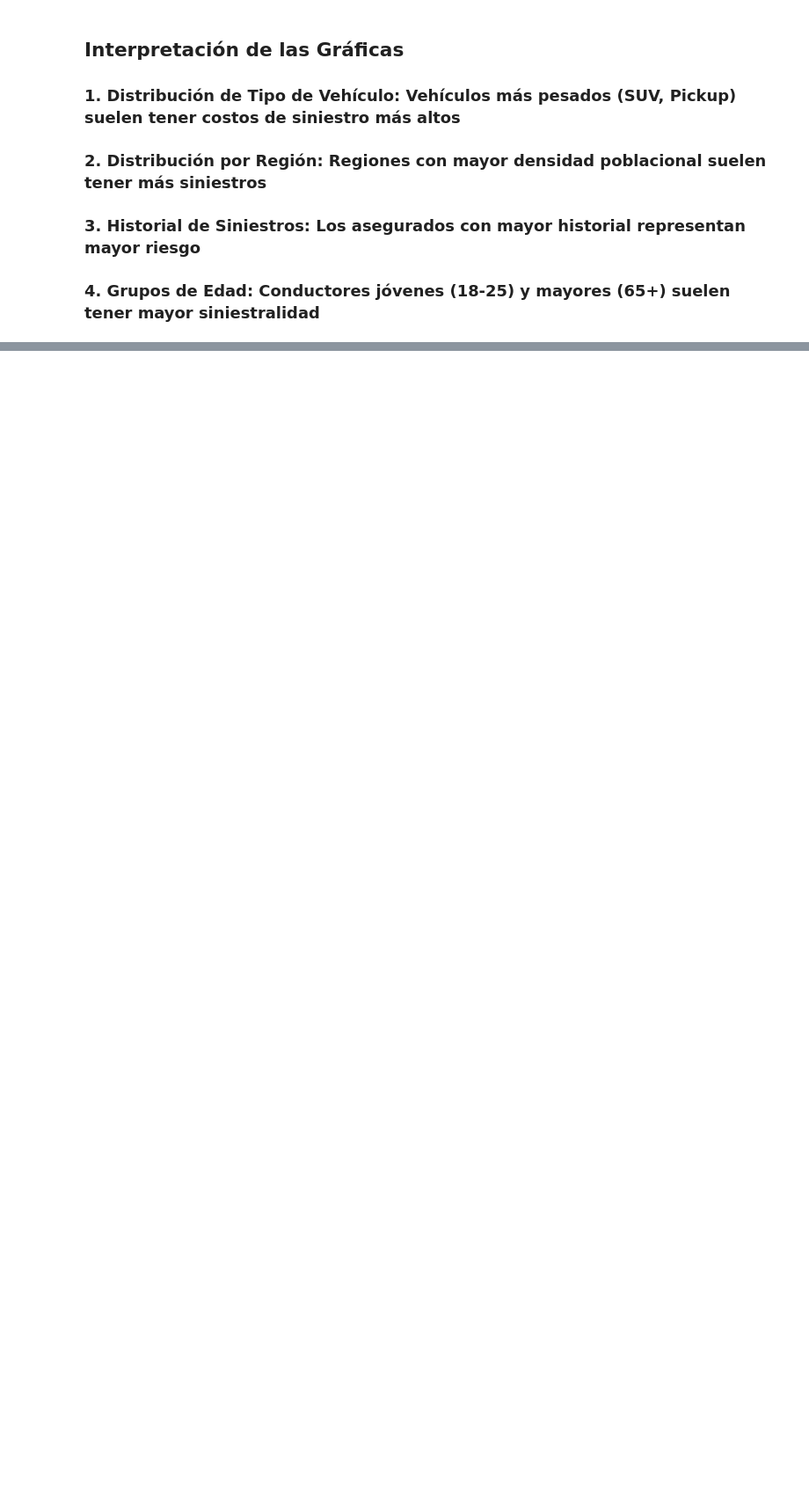
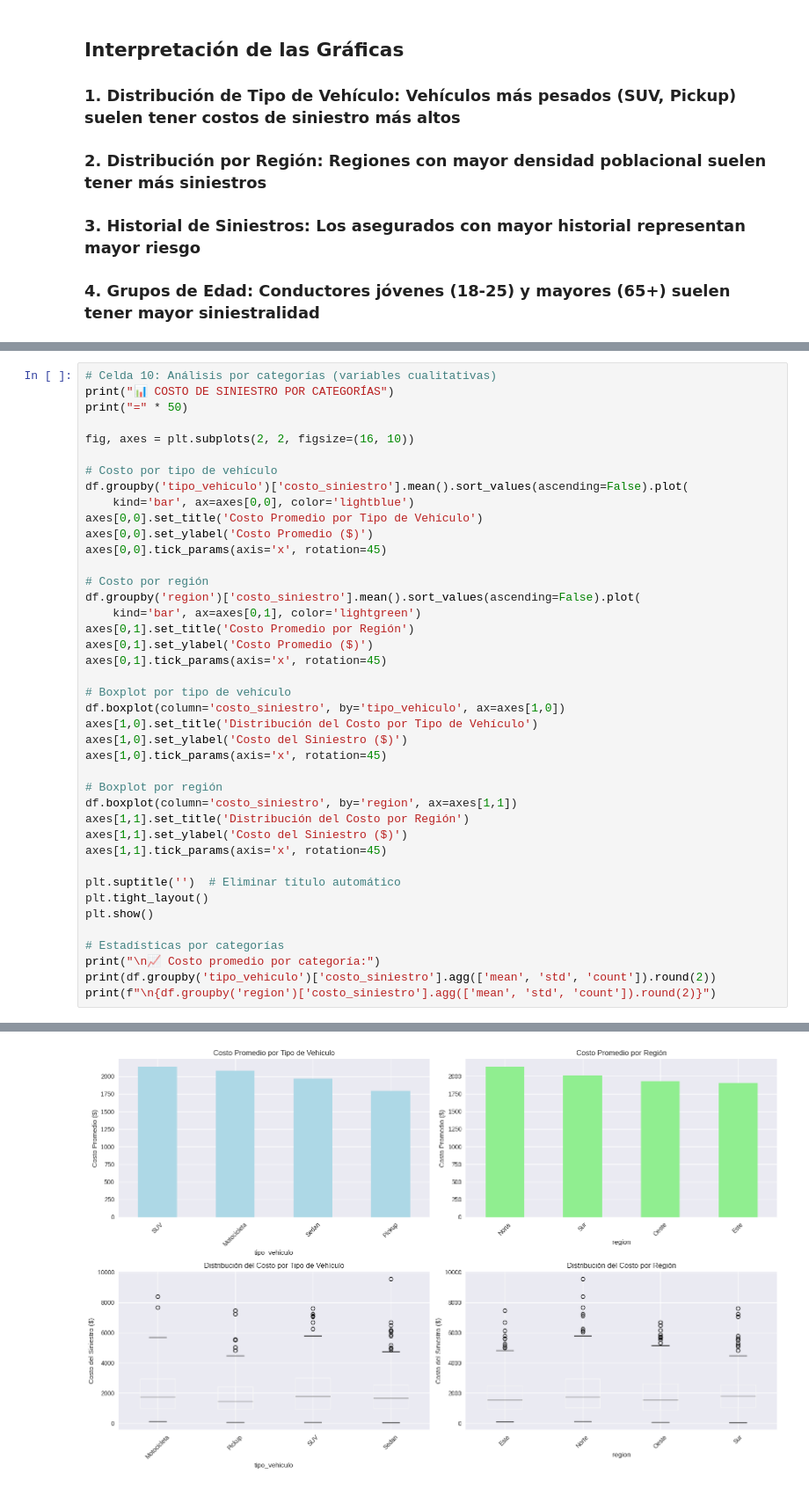
Before and after one commit to D4n0nin0/mlops-severidad-siniestros-actuariales, a Jupyter notebook: notebooks/01_EDA_Siniestros_Actuariales.ipynb, the cells around one changed output, grey strips where cells are left out. Shown at 88% size. Cells and saved outputs as stored; diff of their text form; blank space fills up the shorter version.

```diff
--- a/notebooks/01_EDA_Siniestros_Actuariales.ipynb
+++ b/notebooks/01_EDA_Siniestros_Actuariales.ipynb
@@ -155,0 +365,42 @@ plt.show()
+# %%
+# Celda 10: Análisis por categorías (variables cualitativas)
+print("📊 COSTO DE SINIESTRO POR CATEGORÍAS")
+print("=" * 50)
+
+fig, axes = plt.subplots(2, 2, figsize=(16, 10))
+
+# Costo por tipo de vehículo
+df.groupby('tipo_vehiculo')['costo_siniestro'].mean().sort_values(ascending=False).plot(
+    kind='bar', ax=axes[0,0], color='lightblue')
+axes[0,0].set_title('Costo Promedio por Tipo de Vehículo')
+axes[0,0].set_ylabel('Costo Promedio ($)')
+axes[0,0].tick_params(axis='x', rotation=45)
+
+# Costo por región
+df.groupby('region')['costo_siniestro'].mean().sort_values(ascending=False).plot(
+    kind='bar', ax=axes[0,1], color='lightgreen')
+axes[0,1].set_title('Costo Promedio por Región')
+axes[0,1].set_ylabel('Costo Promedio ($)')
+axes[0,1].tick_params(axis='x', rotation=45)
+
+# Boxplot por tipo de vehículo
+df.boxplot(column='costo_siniestro', by='tipo_vehiculo', ax=axes[1,0])
+axes[1,0].set_title('Distribución del Costo por Tipo de Vehículo')
+axes[1,0].set_ylabel('Costo del Siniestro ($)')
+axes[1,0].tick_params(axis='x', rotation=45)
+
+# Boxplot por región
+df.boxplot(column='costo_siniestro', by='region', ax=axes[1,1])
+axes[1,1].set_title('Distribución del Costo por Región')
+axes[1,1].set_ylabel('Costo del Siniestro ($)')
+axes[1,1].tick_params(axis='x', rotation=45)
+
+plt.suptitle('')  # Eliminar título automático
+plt.tight_layout()
+plt.show()
+
+# Estadísticas por categorías
+print("\n📈 Costo promedio por categoría:")
+print(df.groupby('tipo_vehiculo')['costo_siniestro'].agg(['mean', 'std', 'count']).round(2))
+print(f"\n{df.groupby('region')['costo_siniestro'].agg(['mean', 'std', 'count']).round(2)}")
+# %% [output]
@@ -155,0 +409 @@ plt.show()
+[figure, added]
```
Also changed, not shown: parts of 7 cells of this notebook.
